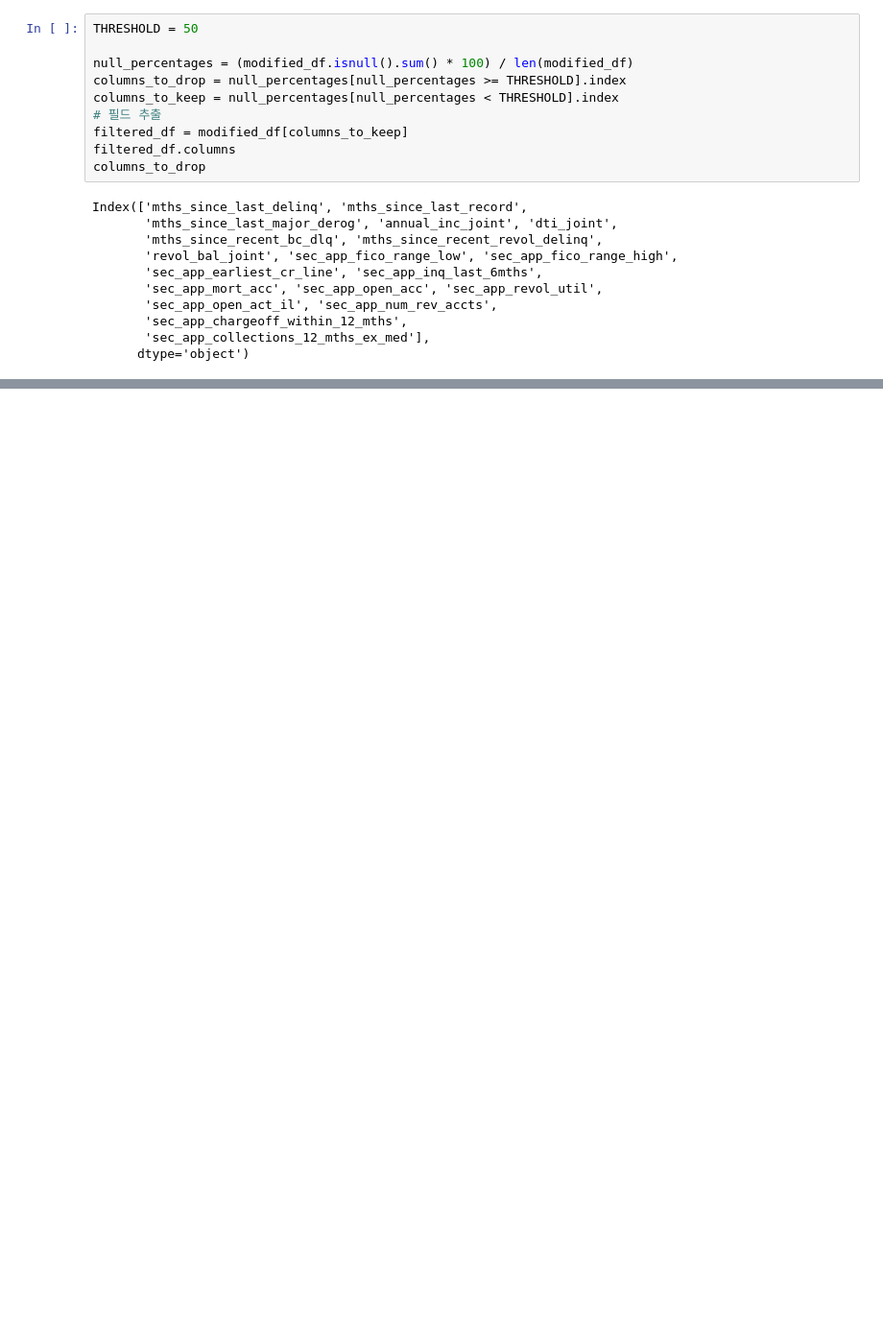
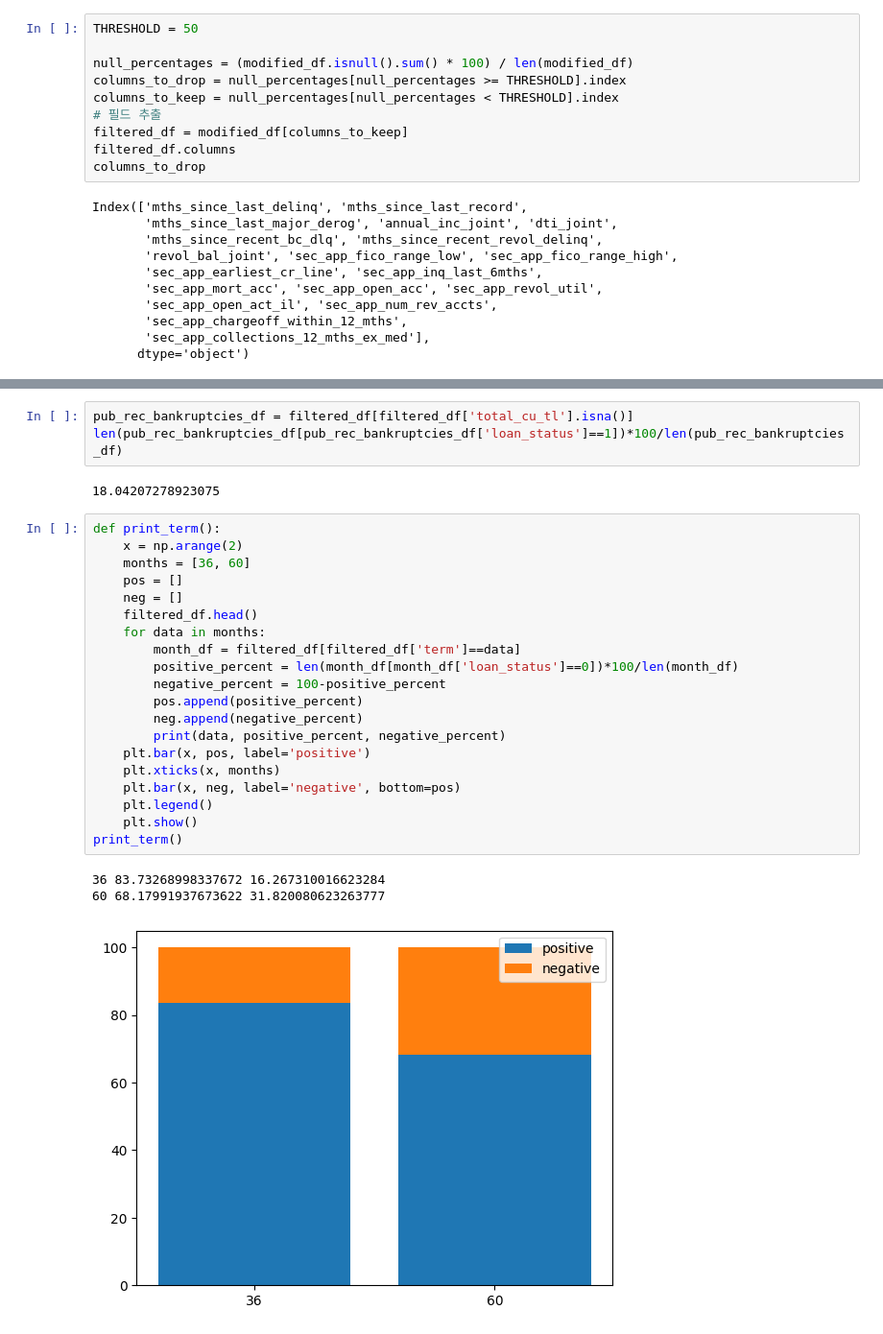
Before and after one commit to dbehdrnr0202/lending_club, a Jupyter notebook: drop_columns_preprocessing.ipynb, the cells around one changed output, grey strips where cells are left out. Shown at 96% size. Cells and saved outputs as stored; diff of their text form; blank space fills up the shorter version.

```diff
--- a/drop_columns_preprocessing.ipynb
+++ b/drop_columns_preprocessing.ipynb
@@ -154,0 +290,29 @@ filtered_df.shape
+# %%
+pub_rec_bankruptcies_df = filtered_df[filtered_df['total_cu_tl'].isna()]
+len(pub_rec_bankruptcies_df[pub_rec_bankruptcies_df['loan_status']==1])*100/len(pub_rec_bankruptcies_df)
+# %% [output]
+18.04207278923075
+# %%
+def print_term():
+    x = np.arange(2)
+    months = [36, 60]
+    pos = []
+    neg = []
+    filtered_df.head()
+    for data in months:
+        month_df = filtered_df[filtered_df['term']==data]
+        positive_percent = len(month_df[month_df['loan_status']==0])*100/len(month_df)
+        negative_percent = 100-positive_percent
+        pos.append(positive_percent)
+        neg.append(negative_percent)
+        print(data, positive_percent, negative_percent)
+    plt.bar(x, pos, label='positive')
+    plt.xticks(x, months)
+    plt.bar(x, neg, label='negative', bottom=pos)
+    plt.legend()
+    plt.show()
+print_term()
+# %% [output]
+36 83.73268998337672 16.267310016623284
+60 68.17991937673622 31.820080623263777
+[figure, added]
```
Also changed, not shown: parts of 20 cells of this notebook.
